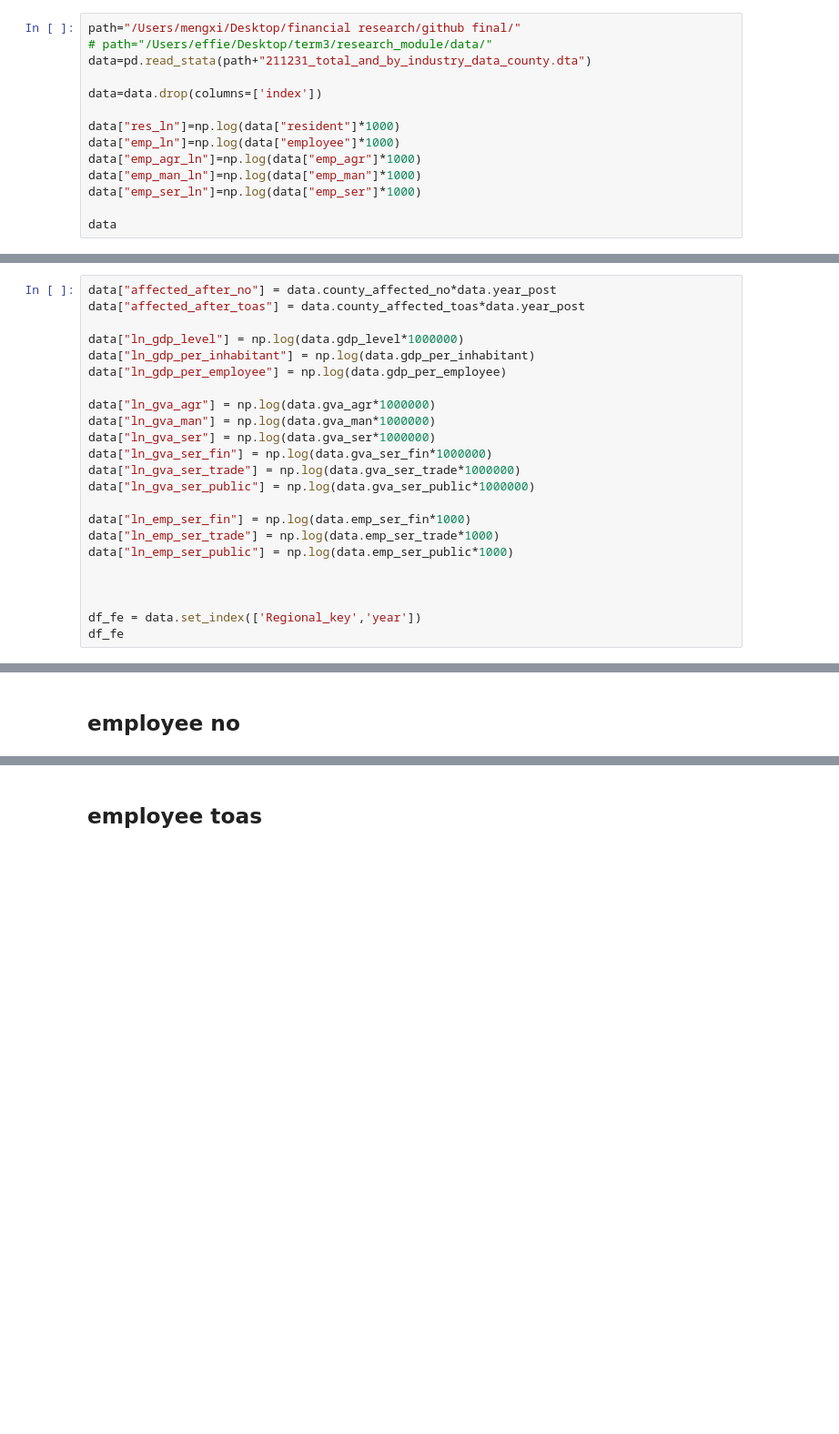
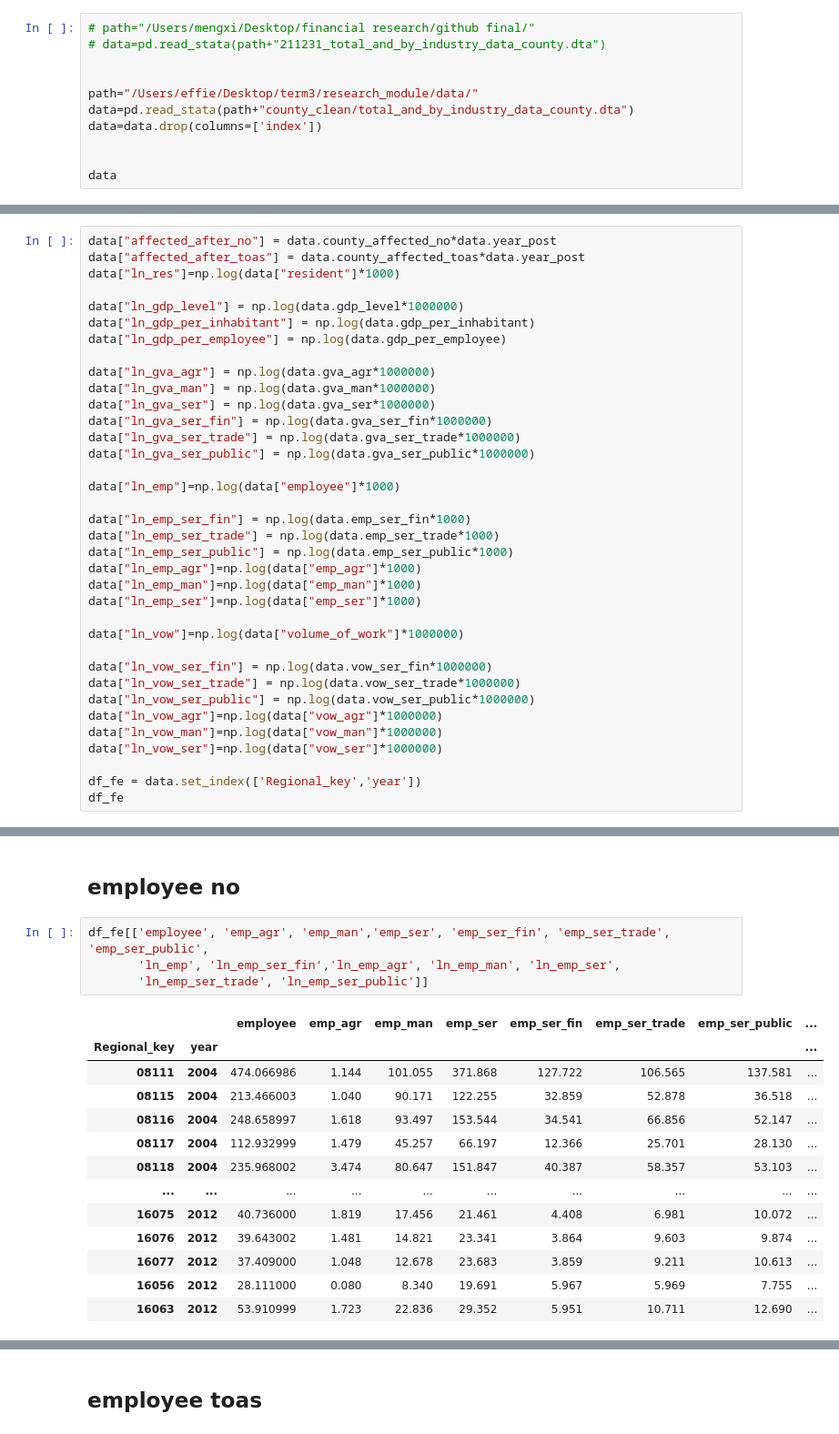
Before and after one commit to effieHAN/research_module, a Jupyter notebook: code/did_regression/211231_county_did_regression_gdp_gva.ipynb, the cells around one changed output, grey strips where cells are left out. Shown at 91% size. Cells and saved outputs as stored; diff of their text form; blank space fills up the shorter version.

```diff
--- a/code/did_regression/211231_county_did_regression_gdp_gva.ipynb
+++ b/code/did_regression/211231_county_did_regression_gdp_gva.ipynb
@@ -28,17 +28,14 @@ import statsmodels.api as sm
 import statsmodels.formula.api as smf
 import statsmodels.api as sm_api
 # %%
-path="/Users/mengxi/Desktop/financial research/github final/"
-# path="/Users/effie/Desktop/term3/research_module/data/"
-data=pd.read_stata(path+"211231_total_and_by_industry_data_county.dta")
+# path="/Users/mengxi/Desktop/financial research/github final/"
+# data=pd.read_stata(path+"211231_total_and_by_industry_data_county.dta")
 
+
+path="/Users/effie/Desktop/term3/research_module/data/"
+data=pd.read_stata(path+"county_clean/total_and_by_industry_data_county.dta")
 data=data.drop(columns=['index'])
 
-data["res_ln"]=np.log(data["resident"]*1000)
-data["emp_ln"]=np.log(data["employee"]*1000)
-data["emp_agr_ln"]=np.log(data["emp_agr"]*1000)
-data["emp_man_ln"]=np.log(data["emp_man"]*1000)
-data["emp_ser_ln"]=np.log(data["emp_ser"]*1000)
 
 data
 # %% [output]
@@ -182,6 +119,7 @@ Index(['year', 'Gebietseinheit', 'EU_Code', 'Regional_key', 'Land', 'resident',
 # %%
 data["affected_after_no"] = data.county_affected_no*data.year_post
 data["affected_after_toas"] = data.county_affected_toas*data.year_post
+data["ln_res"]=np.log(data["resident"]*1000)
 
 data["ln_gdp_level"] = np.log(data.gdp_level*1000000)
 data["ln_gdp_per_inhabitant"] = np.log(data.gdp_per_inhabitant)
@@ -194,11 +132,23 @@ data["ln_gva_ser_fin"] = np.log(data.gva_ser_fin*1000000)
 data["ln_gva_ser_trade"] = np.log(data.gva_ser_trade*1000000)
 data["ln_gva_ser_public"] = np.log(data.gva_ser_public*1000000)
 
+data["ln_emp"]=np.log(data["employee"]*1000)
+
 data["ln_emp_ser_fin"] = np.log(data.emp_ser_fin*1000)
 data["ln_emp_ser_trade"] = np.log(data.emp_ser_trade*1000)
 data["ln_emp_ser_public"] = np.log(data.emp_ser_public*1000)
+data["ln_emp_agr"]=np.log(data["emp_agr"]*1000)
+data["ln_emp_man"]=np.log(data["emp_man"]*1000)
+data["ln_emp_ser"]=np.log(data["emp_ser"]*1000)
 
+data["ln_vow"]=np.log(data["volume_of_work"]*1000000)
 
+data["ln_vow_ser_fin"] = np.log(data.vow_ser_fin*1000000)
+data["ln_vow_ser_trade"] = np.log(data.vow_ser_trade*1000000)
+data["ln_vow_ser_public"] = np.log(data.vow_ser_public*1000000)
+data["ln_vow_agr"]=np.log(data["vow_agr"]*1000000)
+data["ln_vow_man"]=np.log(data["vow_man"]*1000000)
+data["ln_vow_ser"]=np.log(data["vow_ser"]*1000000)
 
 df_fe = data.set_index(['Regional_key','year'])
 df_fe
@@ -732,3 +667,21 @@ Index(['Gebietseinheit', 'EU_Code', 'Land', 'resident', 'ln_gdp', 'gdp_level',
 # employee
 # %% [markdown]
 ## employee no
+# %%
+df_fe[['employee', 'emp_agr', 'emp_man','emp_ser', 'emp_ser_fin', 'emp_ser_trade', 'emp_ser_public',
+       'ln_emp', 'ln_emp_ser_fin','ln_emp_agr', 'ln_emp_man', 'ln_emp_ser',
+       'ln_emp_ser_trade', 'ln_emp_ser_public']]
+# %% [output]
+|  |  | employee | emp_agr | emp_man | emp_ser | emp_ser_fin | emp_ser_trade | emp_ser_public | ... |
+| Regional_key | year |  |  |  |  |  |  |  | ... |
+| 08111 | 2004 | 474.066986 | 1.144 | 101.055 | 371.868 | 127.722 | 106.565 | 137.581 | ... |
+| 08115 | 2004 | 213.466003 | 1.040 | 90.171 | 122.255 | 32.859 | 52.878 | 36.518 | ... |
+| 08116 | 2004 | 248.658997 | 1.618 | 93.497 | 153.544 | 34.541 | 66.856 | 52.147 | ... |
+| 08117 | 2004 | 112.932999 | 1.479 | 45.257 | 66.197 | 12.366 | 25.701 | 28.130 | ... |
+| 08118 | 2004 | 235.968002 | 3.474 | 80.647 | 151.847 | 40.387 | 58.357 | 53.103 | ... |
+| ... | ... | ... | ... | ... | ... | ... | ... | ... | ... |
+| 16075 | 2012 | 40.736000 | 1.819 | 17.456 | 21.461 | 4.408 | 6.981 | 10.072 | ... |
+| 16076 | 2012 | 39.643002 | 1.481 | 14.821 | 23.341 | 3.864 | 9.603 | 9.874 | ... |
+| 16077 | 2012 | 37.409000 | 1.048 | 12.678 | 23.683 | 3.859 | 9.211 | 10.613 | ... |
+| 16056 | 2012 | 28.111000 | 0.080 | 8.340 | 19.691 | 5.967 | 5.969 | 7.755 | ... |
+| 16063 | 2012 | 53.910999 | 1.723 | 22.836 | 29.352 | 5.951 | 10.711 | 12.690 | ... |
```
Also changed, not shown: parts of 35 cells of this notebook.
